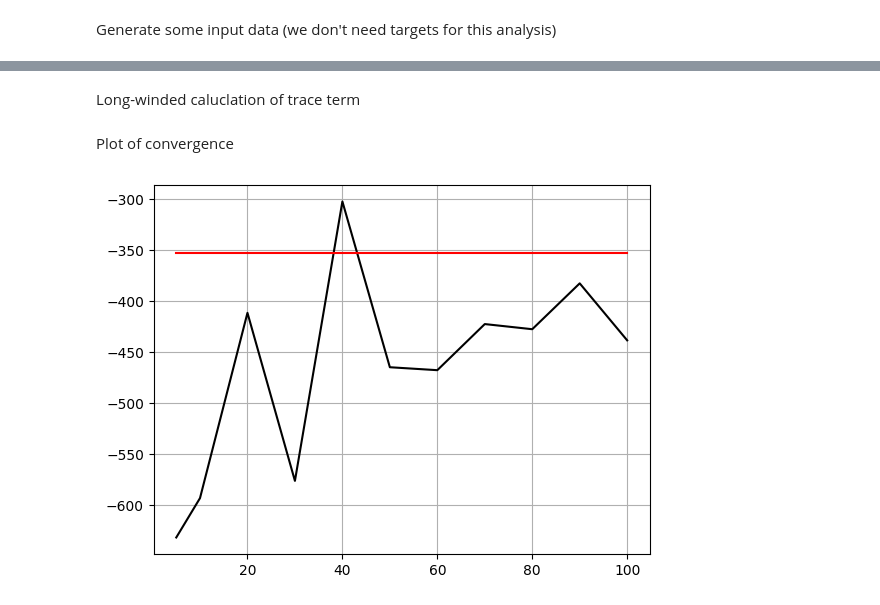
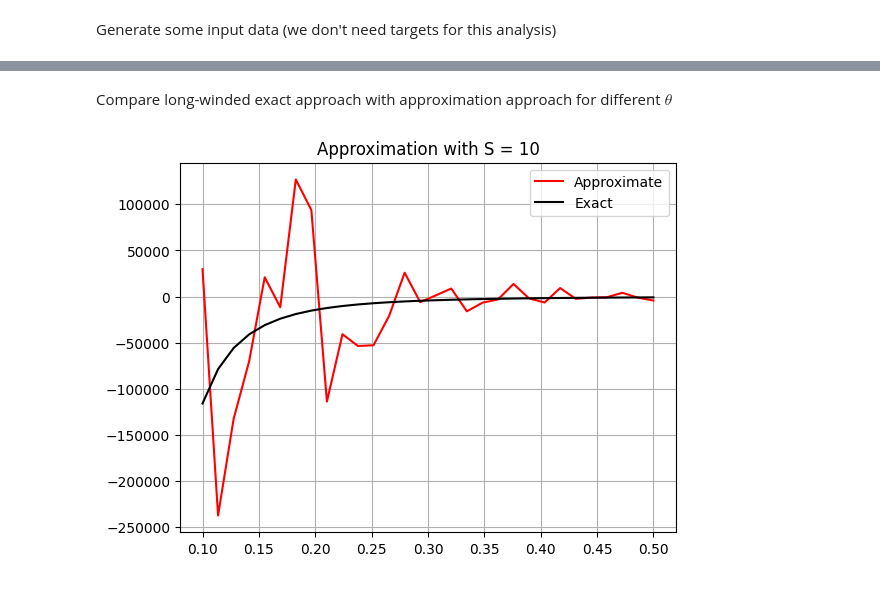
Before and after one commit to plgreenLIRU/lazy_GP, a Jupyter notebook: examples/monte_carlo_approximations.ipynb, the cells around one changed output, grey strips where cells are left out. Cells and saved outputs as stored; diff of their text form; code cells hidden in the pictures.

```diff
--- a/examples/monte_carlo_approximations.ipynb
+++ b/examples/monte_carlo_approximations.ipynb
@@ -25,4 +23 @@ Parameters and index of $\theta$ with respect to which we're evaluating the deri
-# %%
-theta = np.array([1., 1.])
-d_dash = 0
 # %% [markdown]
@@ -30,12 +25,15 @@ Long-winded way of finding $K$, $C^{-1}$ and $dK/d\theta_{d'}$
 # %%
-K = np.ones([N, N])
-dK_dtheta = np.zeros([N, N])
-for i in range(N):
-    for j in range(N):
-        dK_dtheta[i, j] = theta[d_dash]**-3
-        for d in range(D):
-            K[i, j] *= np.exp(-0.5 * (X[i, d] - X[j, d])**2)
-            dK_dtheta[i, j] *= np.exp(-0.5 * (X[i, d] - X[j, d])**2)
-        dK_dtheta[i, j] *= (X[i, d_dash] - X[j, d_dash])**2
-C = K + np.eye(N) * sigma**2
-inv_C = np.linalg.inv(C)
+def tr_invK_dK_exact(X, theta, sigma, d_dash):
+    N, D = np.shape(X)
+    K = np.ones([N, N])
+    dK_dtheta = np.zeros([N, N])
+    for i in range(N):
+        for j in range(N):
+            dK_dtheta[i, j] = theta[d_dash]**-3
+            for d in range(D):
+                K[i, j] *= np.exp(-0.5 * (X[i, d] - X[j, d])**2)
+                dK_dtheta[i, j] *= np.exp(-0.5 * (X[i, d] - X[j, d])**2)
+            dK_dtheta[i, j] *= (X[i, d_dash] - X[j, d_dash])**2
+    C = K + np.eye(N) * sigma**2
+    inv_C = np.linalg.inv(C)
+    return np.trace(inv_C @ dK_dtheta)
@@ -49,13 +40,21 @@ for S in S_list:
-# %% [markdown]
-Long-winded caluclation of trace term
+# %% [markdown]
+Compare long-winded exact approach with approximation approach for different $\theta$
 # %%
-tr_term_test = np.trace(inv_C @ dK_dtheta)
+theta_ar = np.linspace(0.1, 0.5, 30)
+d_dash = [0]
+trace_term = []
+trace_term_exact = []
+S = 10
+for theta in theta_ar:
+    trace_term.append(gp._tr_invK_dK(X, np.array([theta]), sigma, d_dash, S=S))
+    trace_term_exact.append(tr_invK_dK_exact(X, np.array([theta]), sigma, d_dash))
-# %% [markdown]
-Plot of convergence
-# %%
-fig, ax = plt.subplots()
-ax.plot(S_list, tr_terms, label='Exact', color='black')
-ax.plot(S_list, np.repeat(tr_term_test, len(S_list)), label='Approximation', color='red')
-ax.grid()
-# %% [output]
-[figure, removed]
+# %%
+fig, ax = plt.subplots()
+ax.set_title("Approximation with S = " + str(S))
+ax.plot(theta_ar, trace_term, color='red', label='Approximate')
+ax.plot(theta_ar, trace_term_exact, color='black', label='Exact')
+ax.grid()
+ax.legend()
+plt.show()
+# %% [output]
+[figure, added]
```
Also changed, not shown: parts of 6 cells of this notebook.
